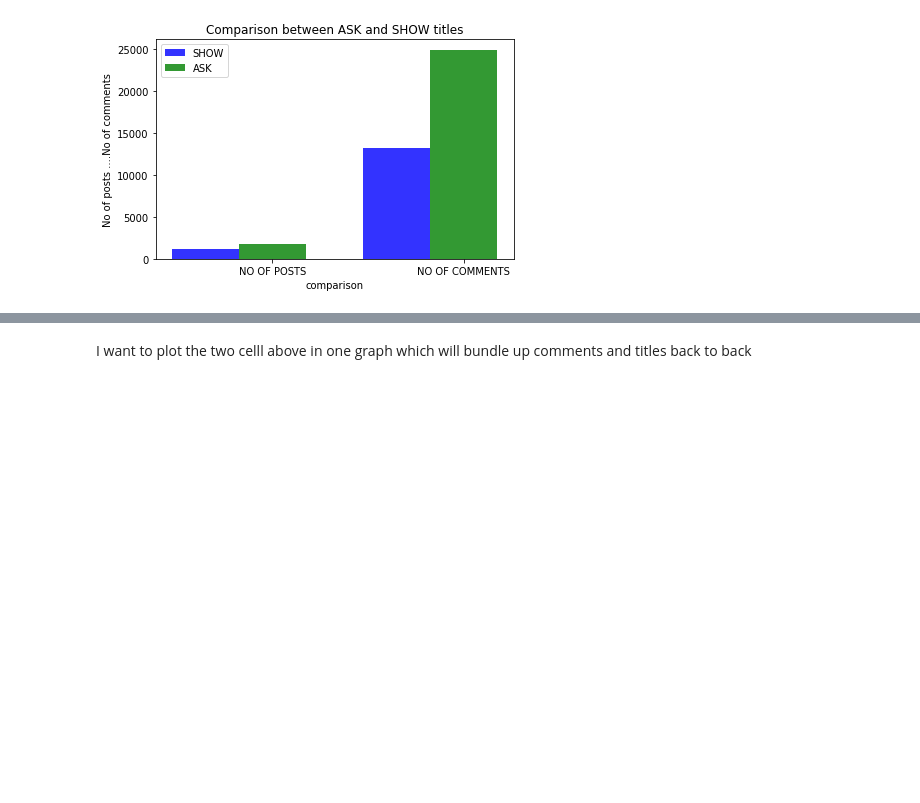
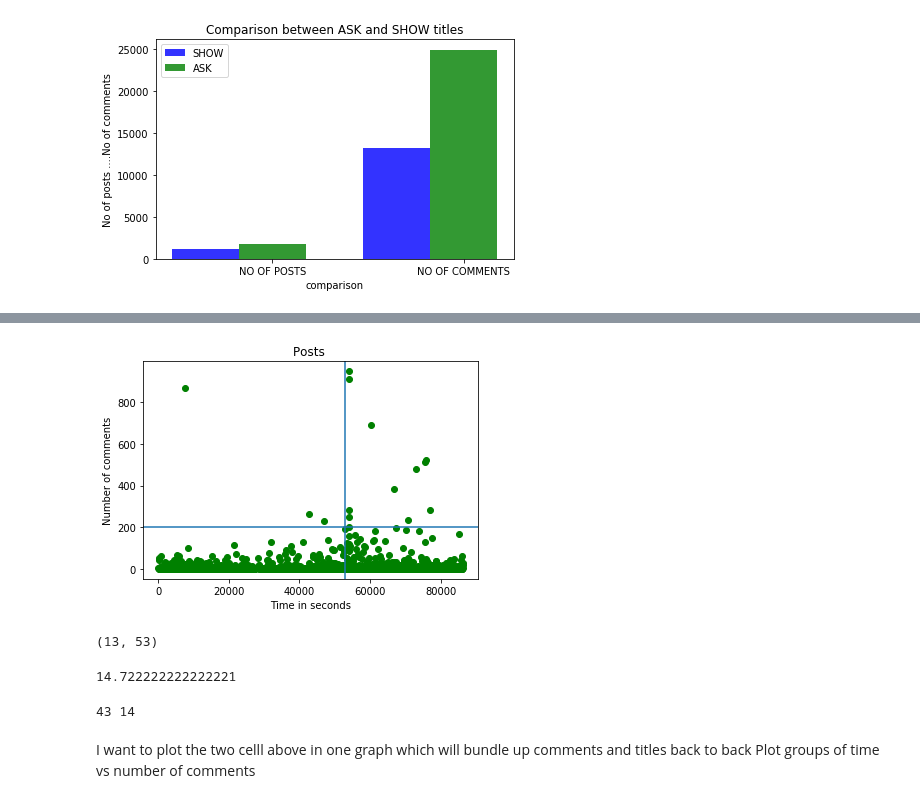
Before and after one commit to ndangalasinh/dataquest_hackernews_posts_analysis_1, a Jupyter notebook: hacker_news_analysis.ipynb, the cells around one changed output, grey strips where cells are left out. Drawn from its saved outputs; the diff is of its cells as text; code cells hidden in the pictures; blank space fills up the shorter version.

```diff
--- a/hacker_news_analysis.ipynb
+++ b/hacker_news_analysis.ipynb
@@ -234,0 +241,10 @@ plt.show()
+# %%
+plt.scatter(hn_ask_sorted_data['time_sec'],hn_ask_sorted_data['num_comments'], marker = 'o', color = 'g')
+plt.title('Posts ')
+plt.xlabel('Time in seconds')
+plt.ylabel('Number of comments')
+plt.axvline(x=53000)
+plt.axhline(y=200)
+plt.show()
+# %% [output]
+[figure, added]
@@ -235,2 +261,19 @@ plt.show()
+# %%
+convert_sec_to_hours(50000)
+# %% [output]
+(13, 53)
+# %%
+delta = 53000/3600
+delta
+# %% [output]
+14.722222222222221
+# %%
+a = 53000%3600
+b = 53000//3600
+a = a//60
+print(a,b)
+# %% [output]
+43 14
 # %% [markdown]
 I want to plot the two celll above in one graph which will bundle up comments and titles back to back
+Plot groups of time vs number of comments
```
Also changed, not shown: parts of 13 cells of this notebook.
